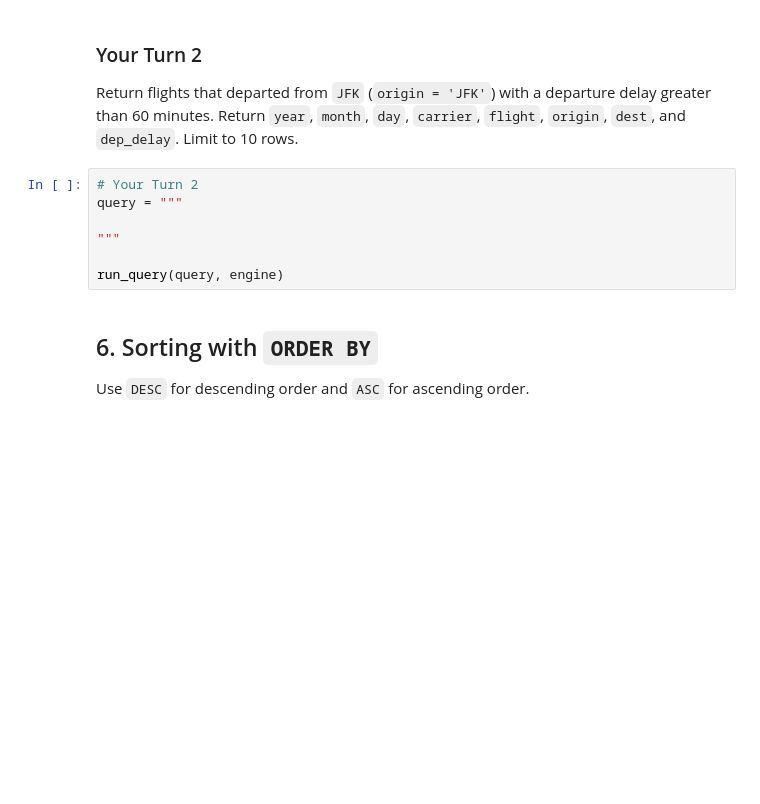
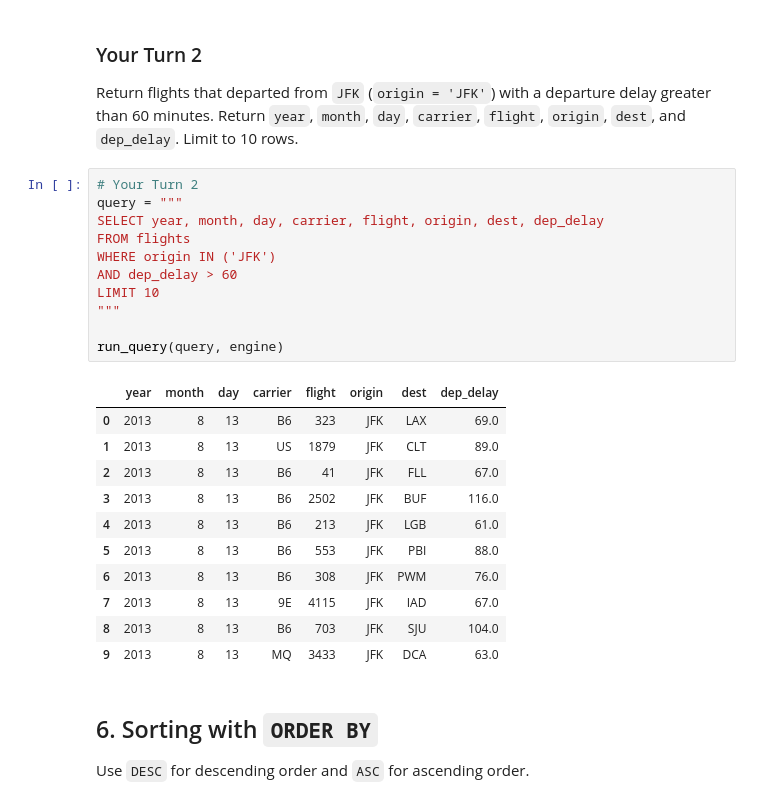
Before and after one commit to acruz-utsa/ban6003-week-09-10-sql-abt-aliciacruz, a Jupyter notebook: notebooks/module9_neon_sql_fundamentals_guided_lab.ipynb, the cells around one changed output. Cells and saved outputs as stored; diff of their text form; blank space fills up the shorter version.

```diff
--- a/notebooks/module9_neon_sql_fundamentals_guided_lab.ipynb
+++ b/notebooks/module9_neon_sql_fundamentals_guided_lab.ipynb
@@ -195,10 +268,26 @@ Return flights that departed from `JFK` (`origin = 'JFK'`) with a departure dela
 # %%
 # Your Turn 2
 query = """
-
+SELECT year, month, day, carrier, flight, origin, dest, dep_delay
+FROM flights
+WHERE origin IN ('JFK')
+AND dep_delay > 60
+LIMIT 10
 """
 
 run_query(query, engine)
+# %% [output]
+|  | year | month | day | carrier | flight | origin | dest | dep_delay |
+| 0 | 2013 | 8 | 13 | B6 | 323 | JFK | LAX | 69.0 |
+| 1 | 2013 | 8 | 13 | US | 1879 | JFK | CLT | 89.0 |
+| 2 | 2013 | 8 | 13 | B6 | 41 | JFK | FLL | 67.0 |
+| 3 | 2013 | 8 | 13 | B6 | 2502 | JFK | BUF | 116.0 |
+| 4 | 2013 | 8 | 13 | B6 | 213 | JFK | LGB | 61.0 |
+| 5 | 2013 | 8 | 13 | B6 | 553 | JFK | PBI | 88.0 |
+| 6 | 2013 | 8 | 13 | B6 | 308 | JFK | PWM | 76.0 |
+| 7 | 2013 | 8 | 13 | 9E | 4115 | JFK | IAD | 67.0 |
+| 8 | 2013 | 8 | 13 | B6 | 703 | JFK | SJU | 104.0 |
+| 9 | 2013 | 8 | 13 | MQ | 3433 | JFK | DCA | 63.0 |
 # %% [markdown]
 ## 6. Sorting with `ORDER BY`
 
```
Also changed, not shown: parts of 37 cells of this notebook.
